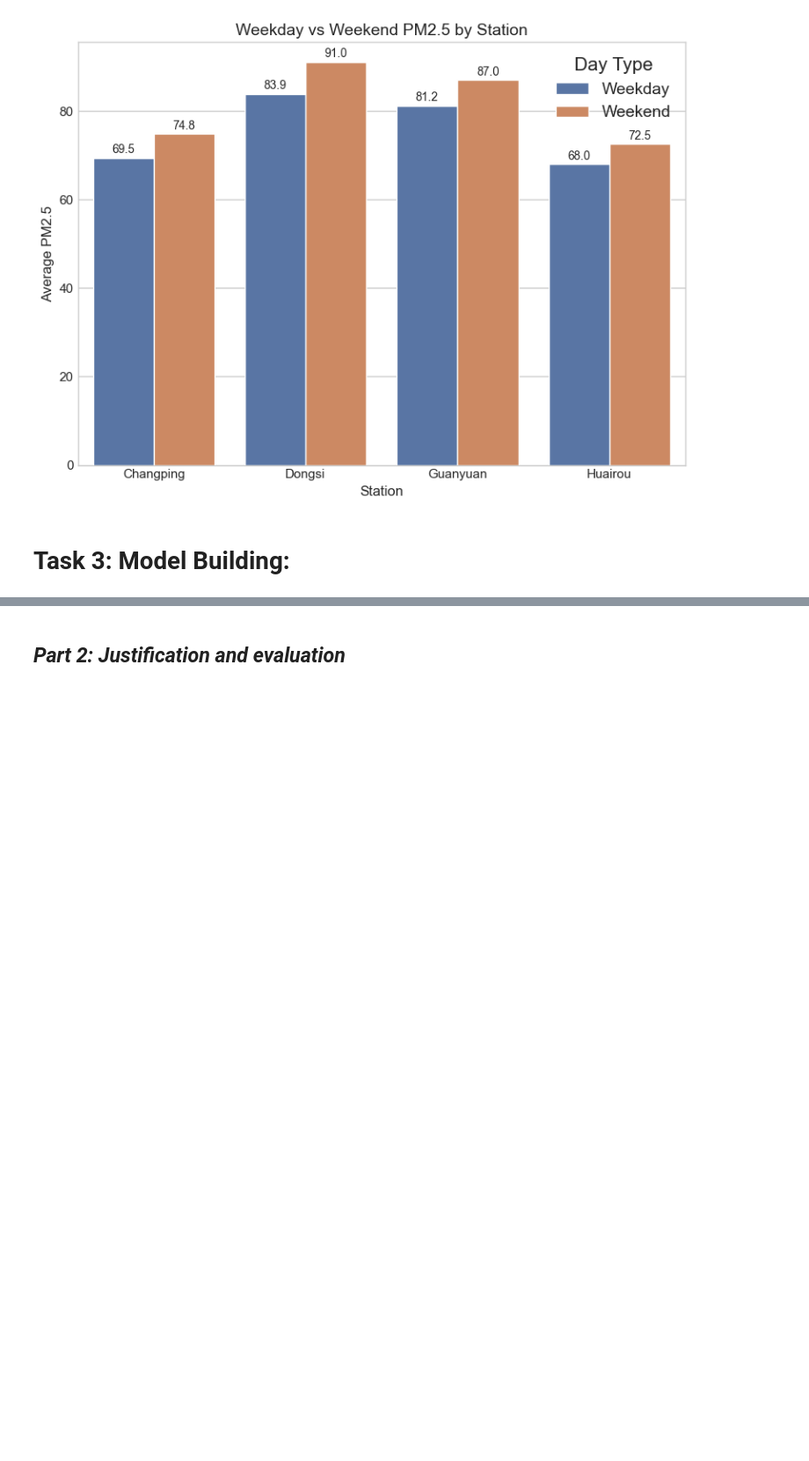
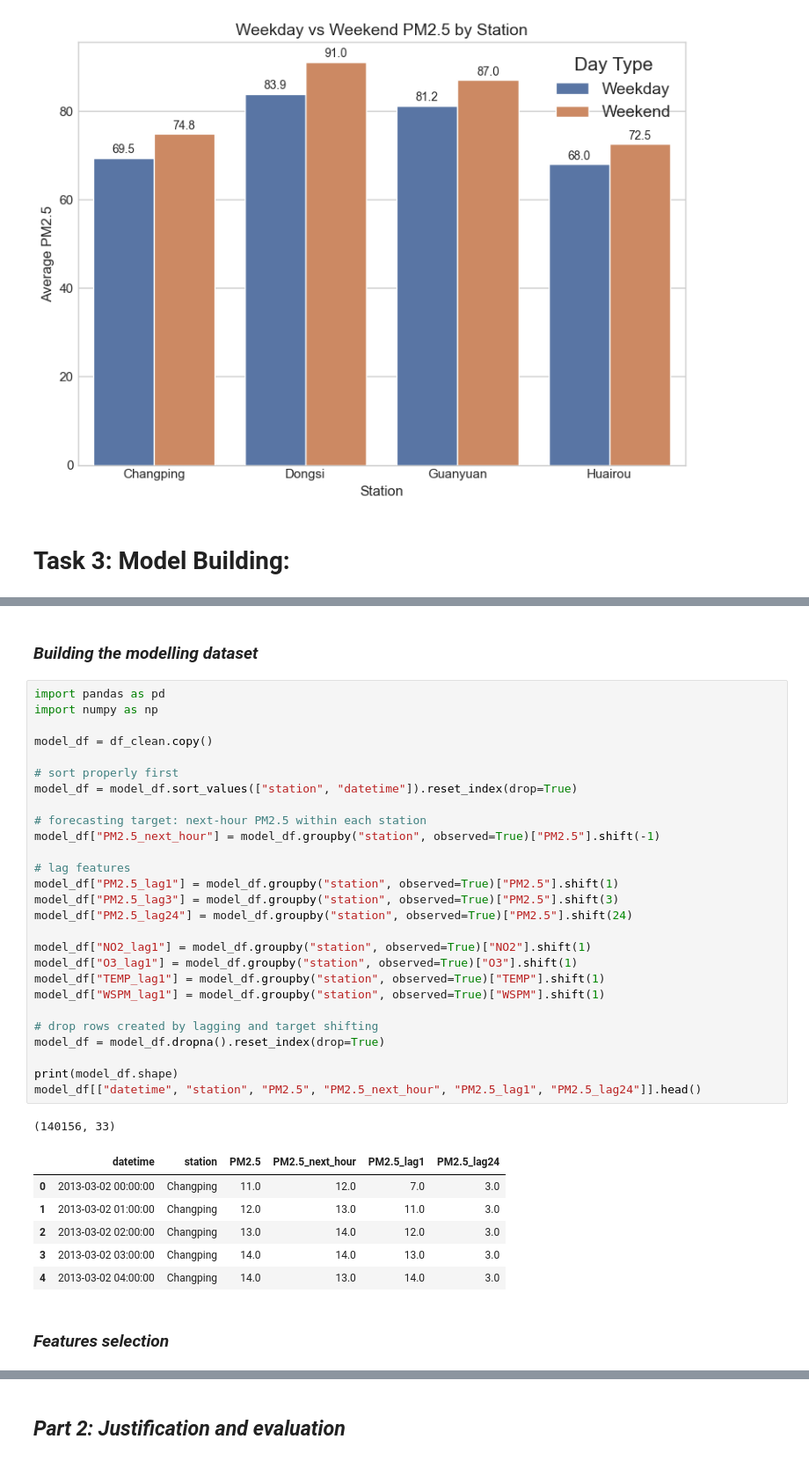
Before and after one commit to agbogunleyefayosope27-gif/CMP7005-PRAC1, a Jupyter notebook: CMP7005.ipynb, the cells around one changed output, grey strips where cells are left out. Shown at 88% size. Saved outputs shown, nothing was run; the diff lists cells and outputs as text; blank space fills up the shorter version.

Commit message:
Build the ML dataset and performed features selection

```diff
--- a/CMP7005.ipynb
+++ b/CMP7005.ipynb
@@ -701,0 +711,39 @@ plt.show()
+# %% [markdown]
+### *Building the modelling dataset*
+# %%
+import pandas as pd
+import numpy as np
+
+model_df = df_clean.copy()
+
+# sort properly first
+model_df = model_df.sort_values(["station", "datetime"]).reset_index(drop=True)
+
+# forecasting target: next-hour PM2.5 within each station
+model_df["PM2.5_next_hour"] = model_df.groupby("station", observed=True)["PM2.5"].shift(-1)
+
+# lag features
+model_df["PM2.5_lag1"] = model_df.groupby("station", observed=True)["PM2.5"].shift(1)
+model_df["PM2.5_lag3"] = model_df.groupby("station", observed=True)["PM2.5"].shift(3)
+model_df["PM2.5_lag24"] = model_df.groupby("station", observed=True)["PM2.5"].shift(24)
+
+model_df["NO2_lag1"] = model_df.groupby("station", observed=True)["NO2"].shift(1)
+model_df["O3_lag1"] = model_df.groupby("station", observed=True)["O3"].shift(1)
+model_df["TEMP_lag1"] = model_df.groupby("station", observed=True)["TEMP"].shift(1)
+model_df["WSPM_lag1"] = model_df.groupby("station", observed=True)["WSPM"].shift(1)
+
+# drop rows created by lagging and target shifting
+model_df = model_df.dropna().reset_index(drop=True)
+
+print(model_df.shape)
+model_df[["datetime", "station", "PM2.5", "PM2.5_next_hour", "PM2.5_lag1", "PM2.5_lag24"]].head()
+# %% [output]
+(140156, 33)
+|  | datetime | station | PM2.5 | PM2.5_next_hour | PM2.5_lag1 | PM2.5_lag24 |
+| 0 | 2013-03-02 00:00:00 | Changping | 11.0 | 12.0 | 7.0 | 3.0 |
+| 1 | 2013-03-02 01:00:00 | Changping | 12.0 | 13.0 | 11.0 | 3.0 |
+| 2 | 2013-03-02 02:00:00 | Changping | 13.0 | 14.0 | 12.0 | 3.0 |
+| 3 | 2013-03-02 03:00:00 | Changping | 14.0 | 14.0 | 13.0 | 3.0 |
+| 4 | 2013-03-02 04:00:00 | Changping | 14.0 | 13.0 | 14.0 | 3.0 |
+# %% [markdown]
+### *Features selection*
```
Also changed, not shown: parts of 2 cells of this notebook.
